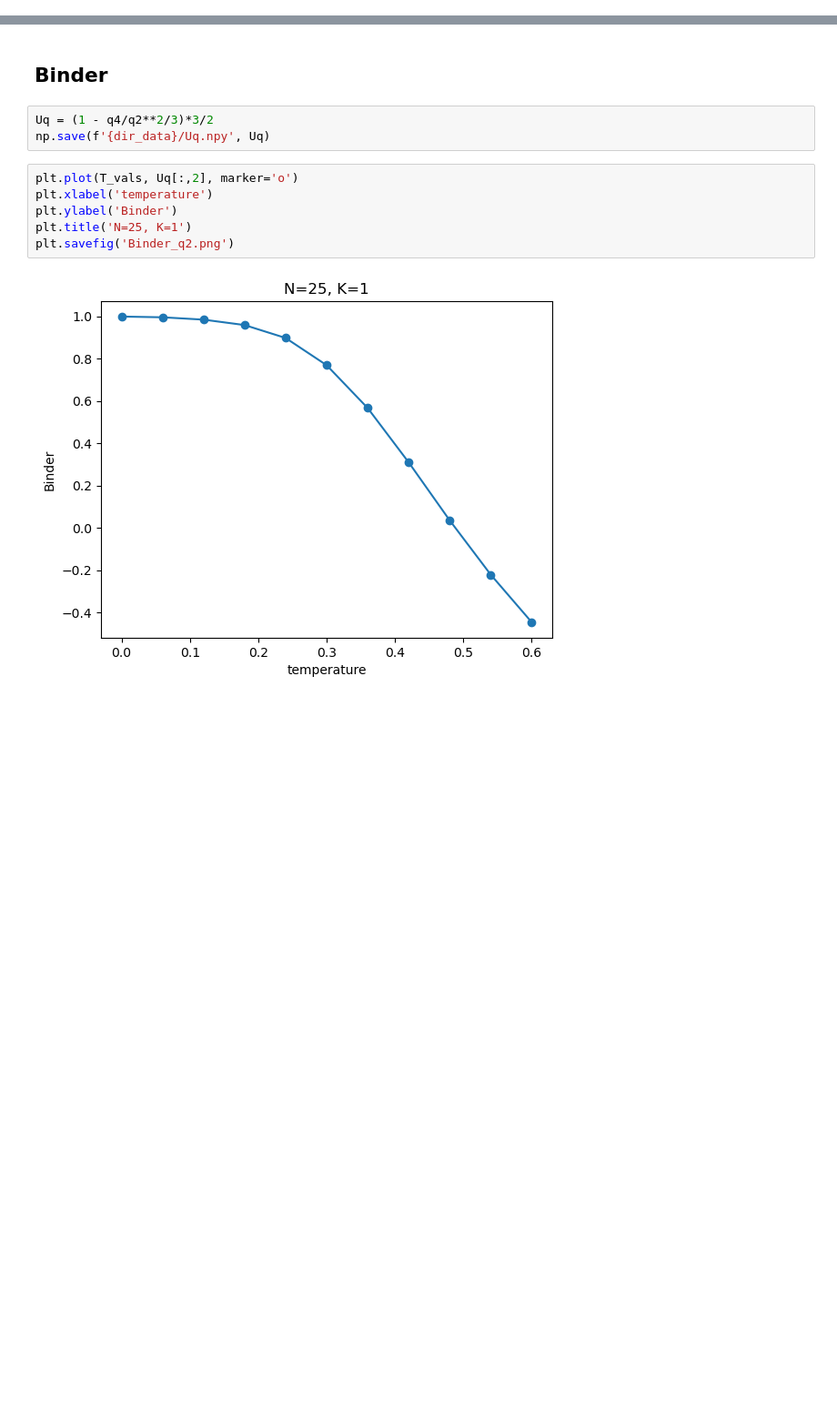
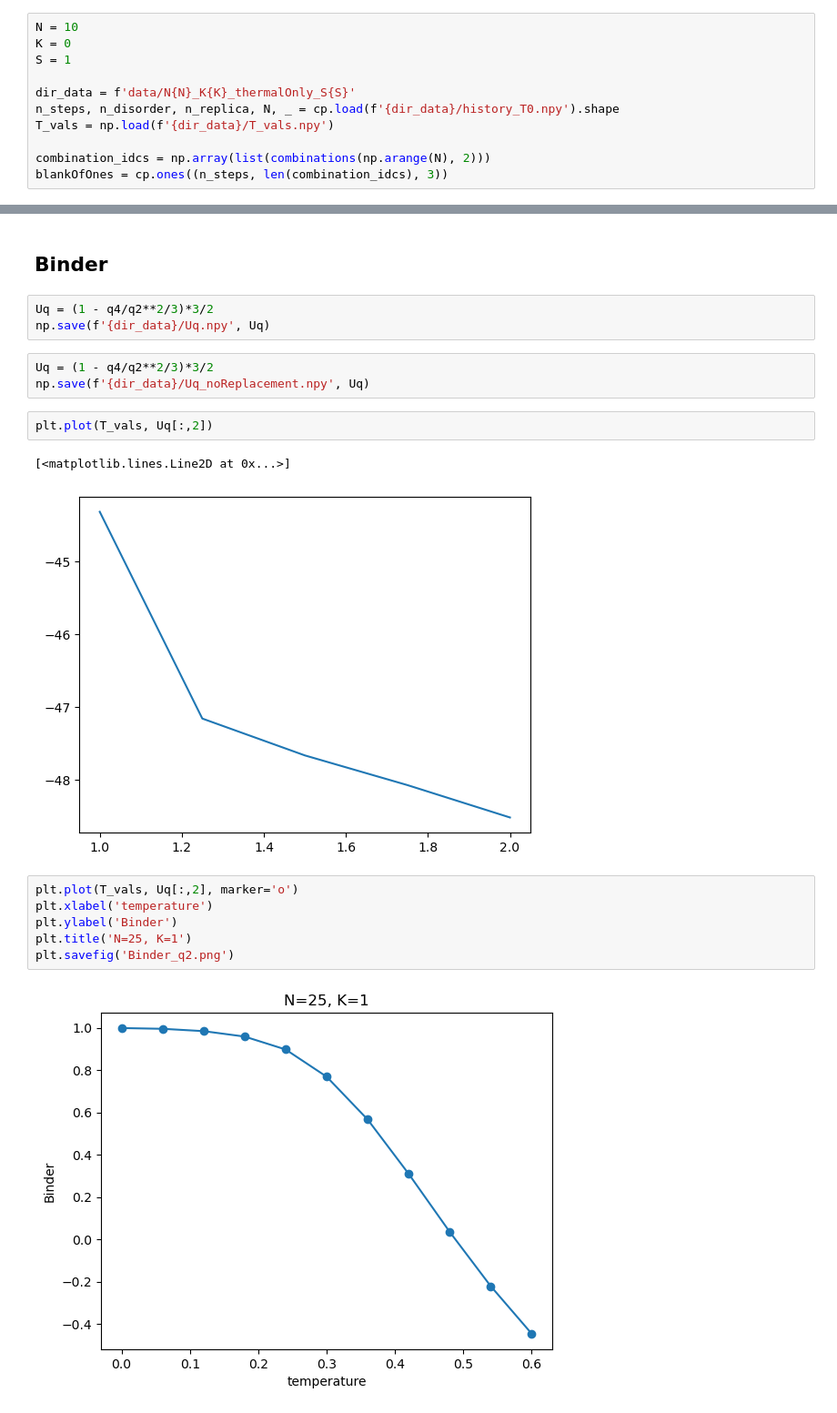
Before and after one commit to krlodeleon/LLG, a Jupyter notebook: q_EA.ipynb, the cells around one changed output, grey strips where cells are left out. Shown at 91% size. Drawn from its saved outputs; the diff is of its cells as text; blank space fills up the shorter version.

```diff
--- a/q_EA.ipynb
+++ b/q_EA.ipynb
@@ -149,0 +228,11 @@ q4 Progress: 100.0%; Subprogress: 1.0%%; Done.
+# %%
+N = 10
+K = 0
+S = 1
+
+dir_data = f'data/N{N}_K{K}_thermalOnly_S{S}'
+n_steps, n_disorder, n_replica, N, _ = cp.load(f'{dir_data}/history_T0.npy').shape
+T_vals = np.load(f'{dir_data}/T_vals.npy')
+
+combination_idcs = np.array(list(combinations(np.arange(N), 2)))
+blankOfOnes = cp.ones((n_steps, len(combination_idcs), 3))
@@ -152,6 +319,14 @@ q4 Progress: 100.0%; Subprogress: 1.0%%; Done.
 # %%
 Uq = (1 - q4/q2**2/3)*3/2
 np.save(f'{dir_data}/Uq.npy', Uq)
+# %%
+Uq = (1 - q4/q2**2/3)*3/2
+np.save(f'{dir_data}/Uq_noReplacement.npy', Uq)
+# %%
+plt.plot(T_vals, Uq[:,2])
+# %% [output]
+[<matplotlib.lines.Line2D at 0x...>]
+[figure, added]
 # %%
 plt.plot(T_vals, Uq[:,2], marker='o')
 plt.xlabel('temperature')
```
Also changed, not shown: parts of 26 cells of this notebook, 1 other file.
